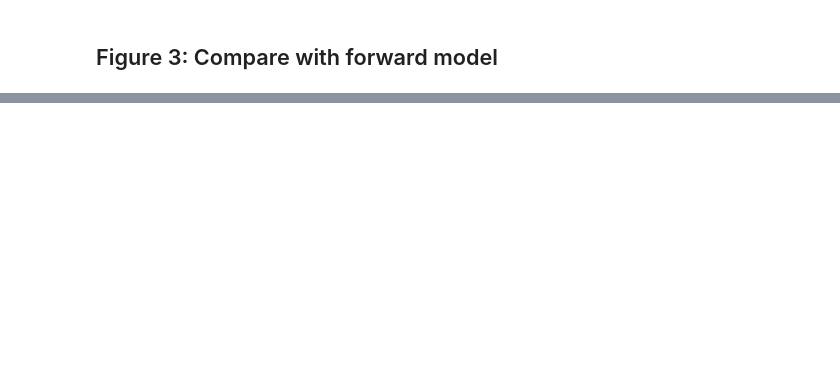
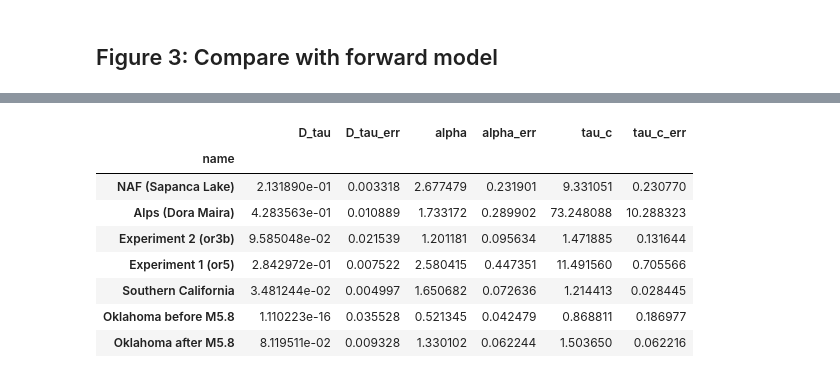
Before and after one commit to ebeauce/eqtempclust, a Jupyter notebook: notebooks/intro_GJI_Beauce_2025.ipynb, the cells around one changed output, grey strips where cells are left out. Saved outputs shown, nothing was run; the diff lists cells and outputs as text; code cells hidden in the pictures; blank space fills up the shorter version.

```diff
--- a/notebooks/intro_GJI_Beauce_2025.ipynb
+++ b/notebooks/intro_GJI_Beauce_2025.ipynb
@@ -792,3 +796,35 @@ plt.subplots_adjust(right=0.98, wspace=0.5)
 # fig.savefig(
 #     fig.get_label() + ".svg", bbox_inches="tight", format="svg", dpi=250
 # )
+# %%
+results = {
+    "name": [],
+    "D_tau": [],
+    "D_tau_err": [],
+    "alpha": [],
+    "alpha_err": [],
+    "tau_c": [],
+    "tau_c_err": [],
+}
+
+for name in occupation:
+    results["name"].append(beautiful_names[name])
+    results["D_tau"].append(1.0 - occupation[name]["n"])
+    results["D_tau_err"].append(occupation[name]["n_err"])
+    results["alpha"].append(occupation[name]["alpha"])
+    results["alpha_err"].append(occupation[name]["alpha_err"])
+    results["tau_c"].append(occupation[name]["tau_c"])
+    results["tau_c_err"].append(occupation[name]["tau_c_err"])
+results = pd.DataFrame(results)
+results.set_index("name", inplace=True)
+results
+# %% [output]
+|  | D_tau | D_tau_err | alpha | alpha_err | tau_c | tau_c_err |
+| name |  |  |  |  |  |  |
+| NAF (Sapanca Lake) | 2.131890e-01 | 0.003318 | 2.677479 | 0.231901 | 9.331051 | 0.230770 |
+| Alps (Dora Maira) | 4.283563e-01 | 0.010889 | 1.733172 | 0.289902 | 73.248088 | 10.288323 |
+| Experiment 2 (or3b) | 9.585048e-02 | 0.021539 | 1.201181 | 0.095634 | 1.471885 | 0.131644 |
+| Experiment 1 (or5) | 2.842972e-01 | 0.007522 | 2.580415 | 0.447351 | 11.491560 | 0.705566 |
+| Southern California | 3.481244e-02 | 0.004997 | 1.650682 | 0.072636 | 1.214413 | 0.028445 |
+| Oklahoma before M5.8 | 1.110223e-16 | 0.035528 | 0.521345 | 0.042479 | 0.868811 | 0.186977 |
+| Oklahoma after M5.8 | 8.119511e-02 | 0.009328 | 1.330102 | 0.062244 | 1.503650 | 0.062216 |
```
Also changed, not shown: parts of 11 cells of this notebook.
